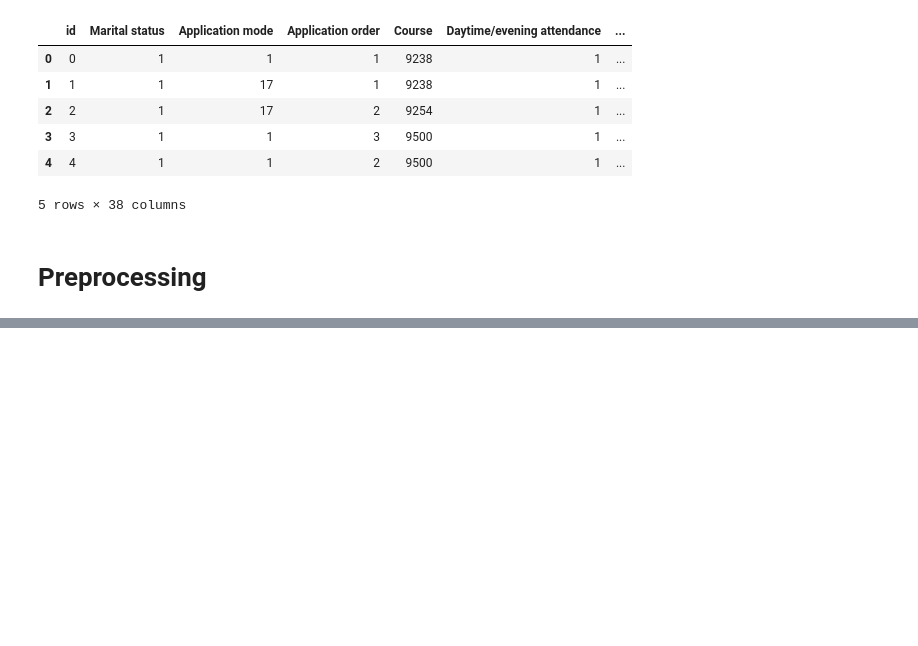
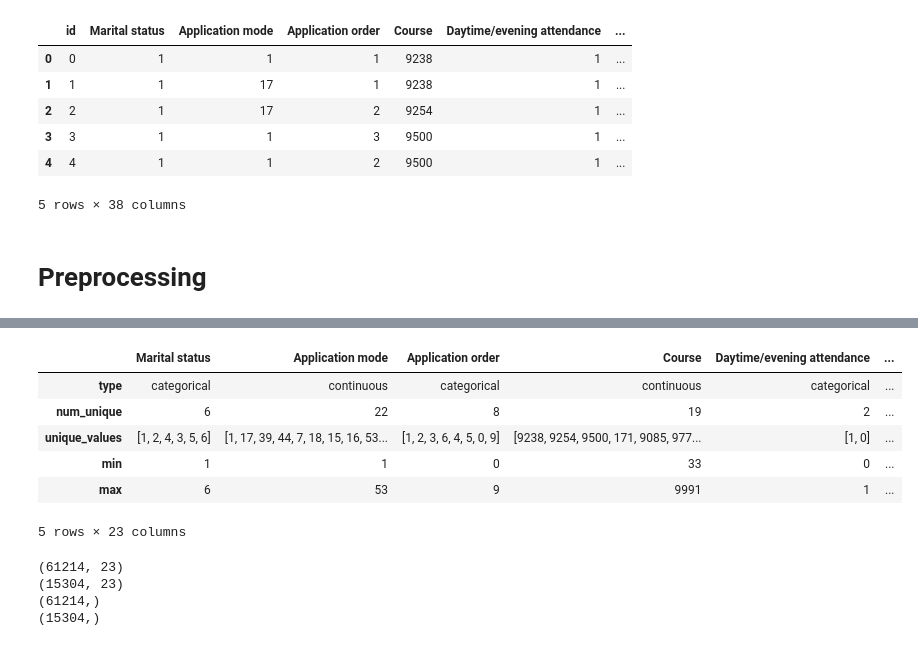
Before and after one commit to ouriquco/Classificiation-Academic-Success, a Jupyter notebook: AcademicSuccessClassification.ipynb, the cells around one changed output, grey strips where cells are left out. Drawn from its saved outputs; the diff is of its cells as text; code cells hidden in the pictures; blank space fills up the shorter version.

```diff
--- a/AcademicSuccessClassification.ipynb
+++ b/AcademicSuccessClassification.ipynb
@@ -125,0 +174,35 @@ plt.show()
+# %%
+def analyze_dataframe(df):
+    analysis = {}
+
+    for column in df.columns:
+        unique_values = df[column].unique()
+        num_unique = len(unique_values)
+        min_value = df[column].min()
+        max_value = df[column].max()
+
+        if df[column].dtype == 'object' or num_unique < 10:
+            column_type = 'categorical'
+        else:
+            column_type = 'continuous'
+
+        analysis[column] = {
+            'type': column_type,
+            'num_unique': num_unique,
+            'unique_values': unique_values,
+            'min': min_value,
+            'max': max_value
+        }
+
+    return analysis
+
+analysis_result = analyze_dataframe(reduced_data)
+pd.DataFrame( analysis_result )
+# %% [output]
+|  | Marital status | Application mode | Application order | Course | Daytime/evening attendance | ... |
+| type | categorical | continuous | categorical | continuous | categorical | ... |
+| num_unique | 6 | 22 | 8 | 19 | 2 | ... |
+| unique_values | [1, 2, 4, 3, 5, 6] | [1, 17, 39, 44, 7, 18, 15, 16, 53... | [1, 2, 3, 6, 4, 5, 0, 9] | [9238, 9254, 9500, 171, 9085, 977... | [1, 0] | ... |
+| min | 1 | 1 | 0 | 33 | 0 | ... |
+| max | 6 | 53 | 9 | 9991 | 1 | ... |
+5 rows × 23 columns
@@ -125,0 +215,19 @@ plt.show()
+# %%
+# split into train / test
+from sklearn.model_selection import train_test_split
+
+
+x_train, x_test, y_train, y_test = train_test_split(reduced_data,
+                                                    labels,
+                                                    test_size= .2,
+                                                    random_state=42)
+
+print(x_train.shape)
+print(x_test.shape)
+print(y_train.shape)
+print(y_test.shape)
+# %% [output]
+(61214, 23)
+(15304, 23)
+(61214,)
+(15304,)
```
Also changed, not shown: parts of 32 cells of this notebook, 1 other file.
